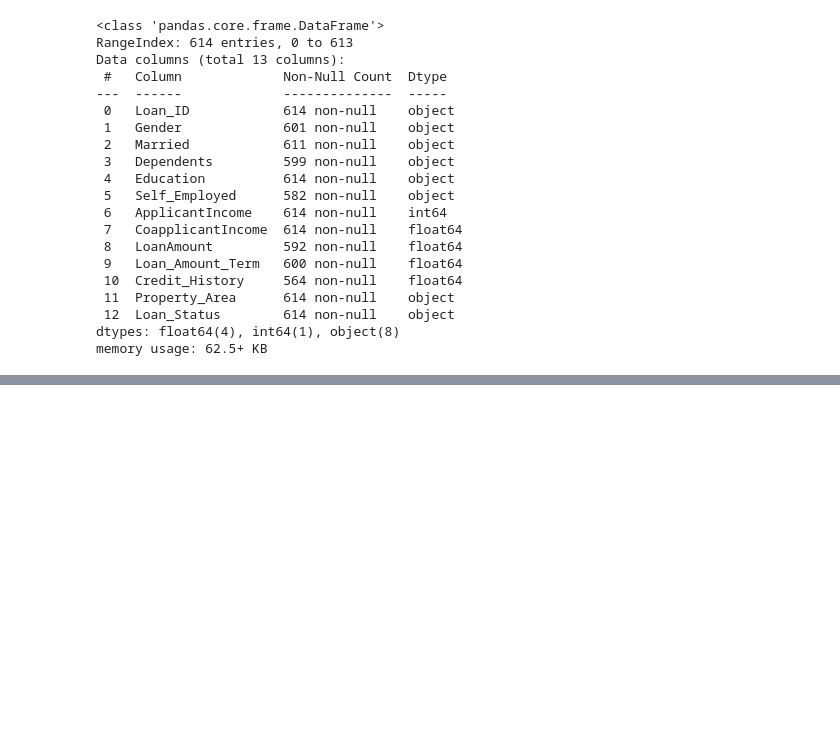
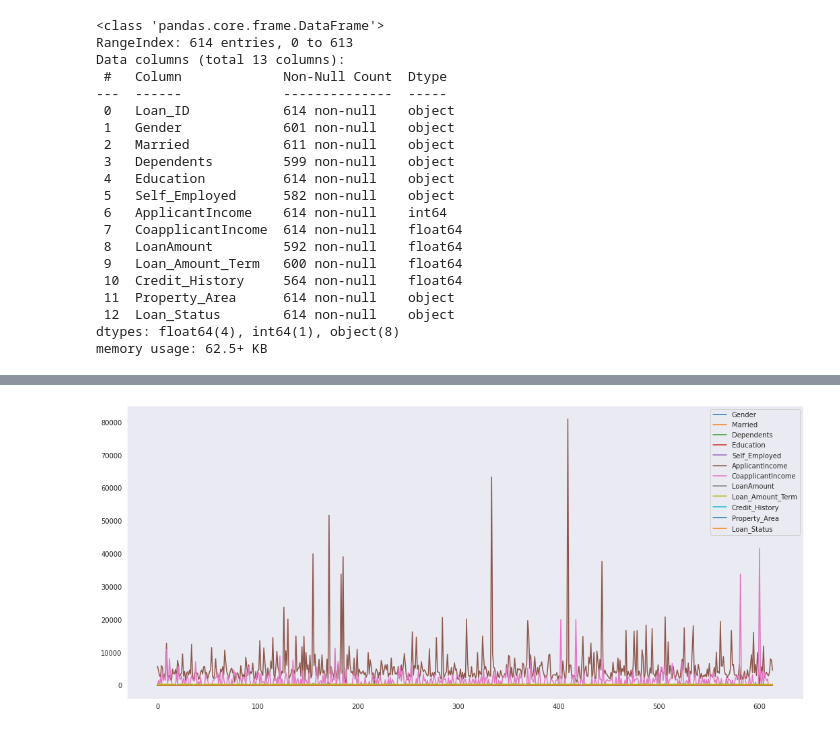
Before and after one commit to Sumith-Pevekar/LoanEligibilityPrediction, a Jupyter notebook: LoanEligibilityPrediction.ipynb, the cells around one changed output, grey strips where cells are left out. Saved outputs shown, nothing was run; the diff lists cells and outputs as text; code cells hidden in the pictures; blank space fills up the shorter version.

```diff
--- a/LoanEligibilityPrediction.ipynb
+++ b/LoanEligibilityPrediction.ipynb
@@ -74,0 +161,37 @@ memory usage: 62.5+ KB
+# %%
+data_train.Loan_Status = data_train.Loan_Status.replace({"Y": 1, "N" : 0})
+
+data_train.Gender = data_train.Gender.replace({"Male": 1, "Female" : 0})
+data_test.Gender = data_test.Gender.replace({"Male": 1, "Female" : 0})
+
+data_train.Married = data_train.Married.replace({"Yes": 1, "No" : 0})
+data_test.Married = data_test.Married.replace({"Yes": 1, "No" : 0})
+
+data_train.Self_Employed = data_train.Self_Employed.replace({"Yes": 1, "No" : 0})
+data_test.Self_Employed = data_test.Self_Employed.replace({"Yes": 1, "No" : 0})
+# %%
+data_train['Gender'].fillna(data_train['Gender'].mode()[0], inplace=True)
+data_test['Gender'].fillna(data_test['Gender'].mode()[0], inplace=True)
+
+data_train['Dependents'].fillna(data_train['Dependents'].mode()[0], inplace=True)
+data_test['Dependents'].fillna(data_test['Dependents'].mode()[0], inplace=True)
+
+data_train['Married'].fillna(data_train['Married'].mode()[0], inplace=True)
+data_test['Married'].fillna(data_test['Married'].mode()[0], inplace=True)
+
+data_train['Credit_History'].fillna(data_train['Credit_History'].mean(), inplace=True)
+data_test['Credit_History'].fillna(data_test['Credit_History'].mean(), inplace=True)
+# %%
+from sklearn.preprocessing import LabelEncoder
+feature_col = ['Property_Area','Education', 'Dependents']
+le = LabelEncoder()
+for col in feature_col:
+    data_train[col] = le.fit_transform(data_train[col])
+    data_test[col] = le.fit_transform(data_test[col])
+# %%
+import matplotlib.pyplot as plt
+%matplotlib inline
+
+
+import seaborn as sns
+sns.set_style('dark')
@@ -74,0 +214,6 @@ memory usage: 62.5+ KB
+# %%
+data_train.plot(figsize=(18, 8))
+
+plt.show()
+# %% [output]
+[figure, added]
```
Also changed, not shown: parts of 12 cells of this notebook.
